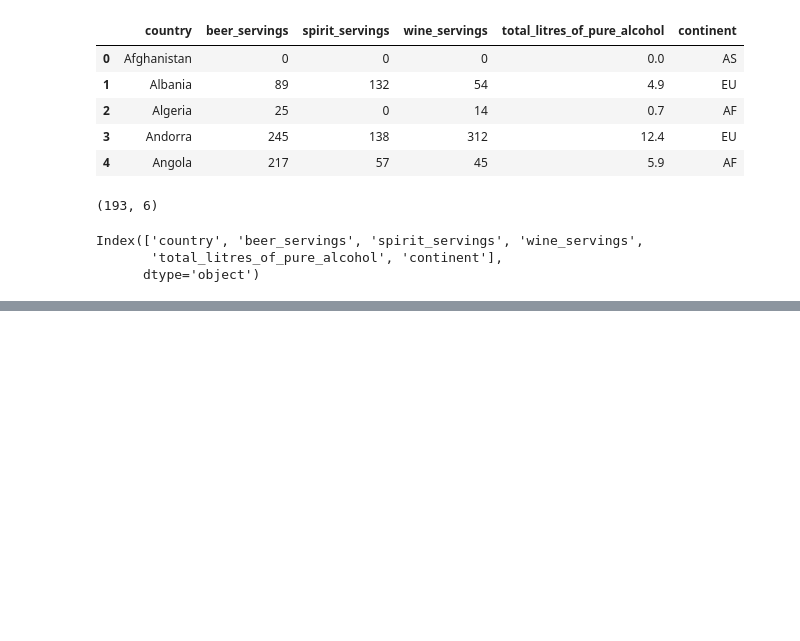
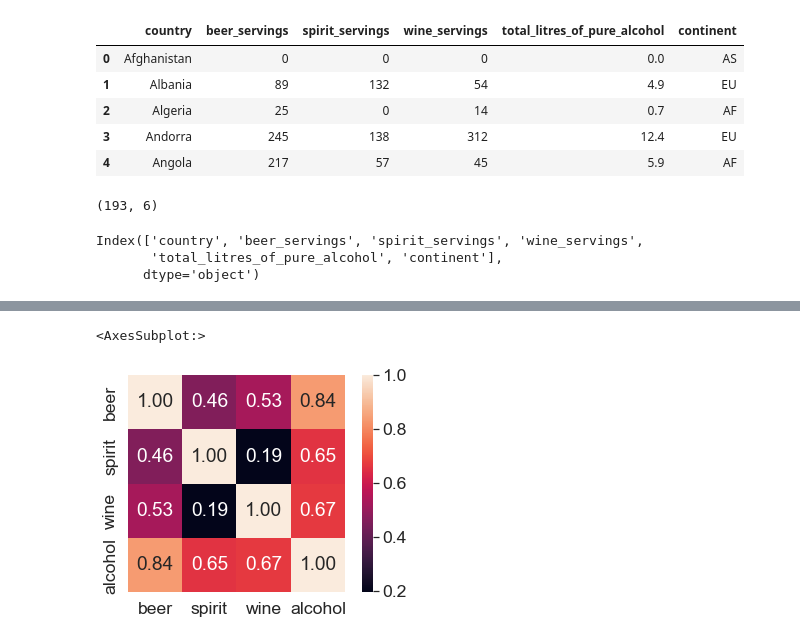
Before and after one commit to jinhuioh/Hi_ai, a Jupyter notebook: data05/drink-data.ipynb, the cells around one changed output, grey strips where cells are left out. Saved outputs shown, nothing was run; the diff lists cells and outputs as text; code cells hidden in the pictures; blank space fills up the shorter version.

```diff
--- a/data05/drink-data.ipynb
+++ b/data05/drink-data.ipynb
@@ -43,0 +98,3 @@ Index(['country', 'beer_servings', 'spirit_servings', 'wine_servings',
+# %%
+corr = df.corr()#피어슨 상관계수
+corr
@@ -43,0 +107,18 @@ Index(['country', 'beer_servings', 'spirit_servings', 'wine_servings',
+# %%
+import seaborn as sns
+cols = ['beer','spirit','wine','alcohol']
+# %%
+sns.set(font_scale=1.6)
+# %%
+#히트맵은 corr구한거 가지고 표만들음
+sns.heatmap(corr.values,
+           cbar=True,
+           annot=True,
+           square=True,
+           fmt = '.2f',
+            xticklabels = cols,
+            yticklabels = cols
+           ) #fmt = '.2f'#소수점 둘째자리까지
+# %% [output]
+<AxesSubplot:>
+[figure, added]
```
Also changed, not shown: parts of 43 cells of this notebook, 4 other files.
